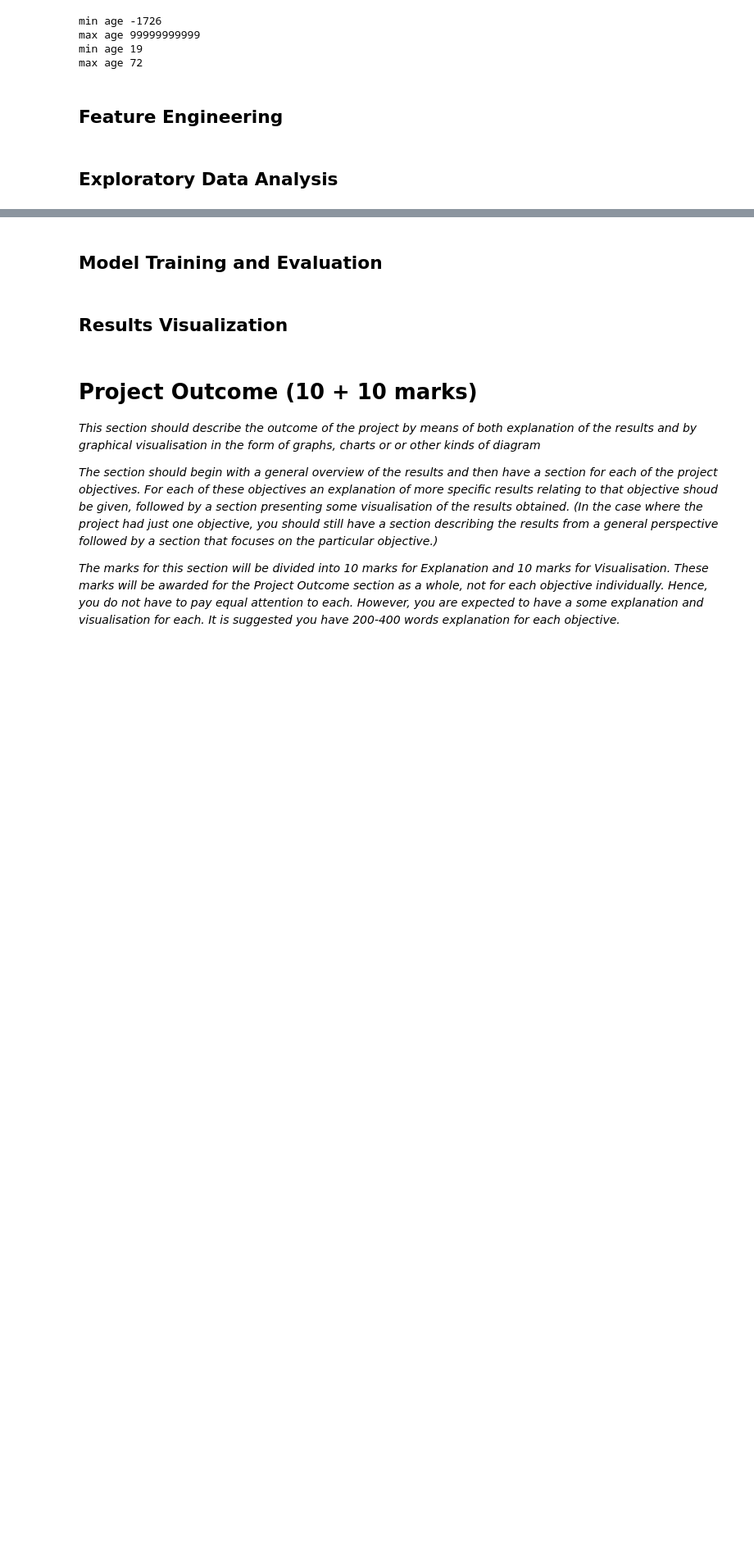
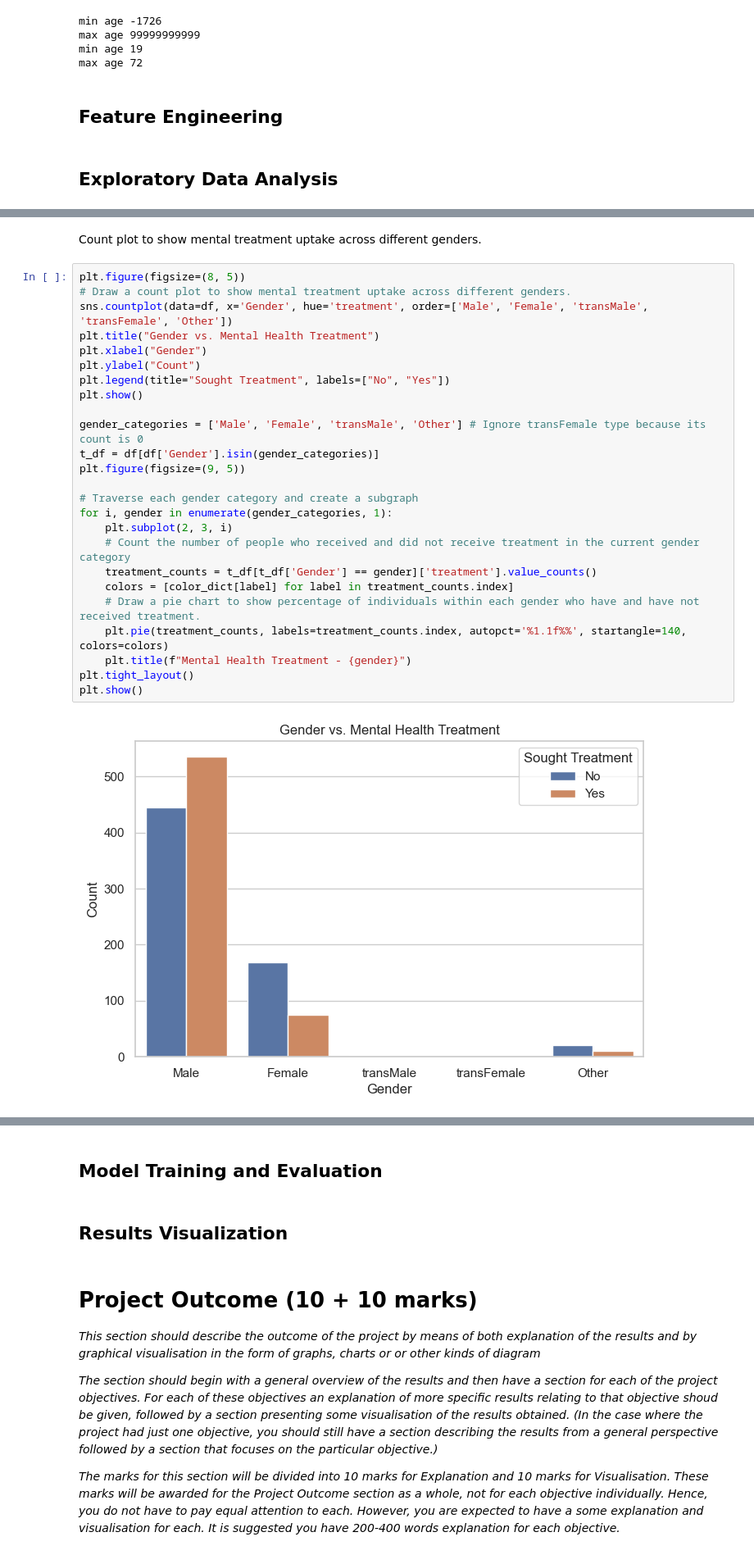
Before and after one commit to sjbmcg/data_science_group_project, a Jupyter notebook: implementation/Group project.ipynb, the cells around one changed output, grey strips where cells are left out. Shown at 82% size. Drawn from its saved outputs; the diff is of its cells as text; blank space fills up the shorter version.

```diff
--- a/implementation/Group project.ipynb
+++ b/implementation/Group project.ipynb
@@ -299,0 +336,29 @@ max age 72
+# %% [markdown]
+Count plot to show mental treatment uptake across different genders.
+# %%
+plt.figure(figsize=(8, 5))
+# Draw a count plot to show mental treatment uptake across different genders.
+sns.countplot(data=df, x='Gender', hue='treatment', order=['Male', 'Female', 'transMale', 'transFemale', 'Other'])
+plt.title("Gender vs. Mental Health Treatment")
+plt.xlabel("Gender")
+plt.ylabel("Count")
+plt.legend(title="Sought Treatment", labels=["No", "Yes"])
+plt.show()
+
+gender_categories = ['Male', 'Female', 'transMale', 'Other'] # Ignore transFemale type because its count is 0
+t_df = df[df['Gender'].isin(gender_categories)]
+plt.figure(figsize=(9, 5))
+
+# Traverse each gender category and create a subgraph
+for i, gender in enumerate(gender_categories, 1):
+    plt.subplot(2, 3, i)
+    # Count the number of people who received and did not receive treatment in the current gender category
+    treatment_counts = t_df[t_df['Gender'] == gender]['treatment'].value_counts()
+    colors = [color_dict[label] for label in treatment_counts.index]
+    # Draw a pie chart to show percentage of individuals within each gender who have and have not received treatment.
+    plt.pie(treatment_counts, labels=treatment_counts.index, autopct='%1.1f%%', startangle=140, colors=colors)
+    plt.title(f"Mental Health Treatment - {gender}")
+plt.tight_layout()
+plt.show()
+# %% [output]
+[figure, added]
```
Also changed, not shown: parts of 22 cells of this notebook.
